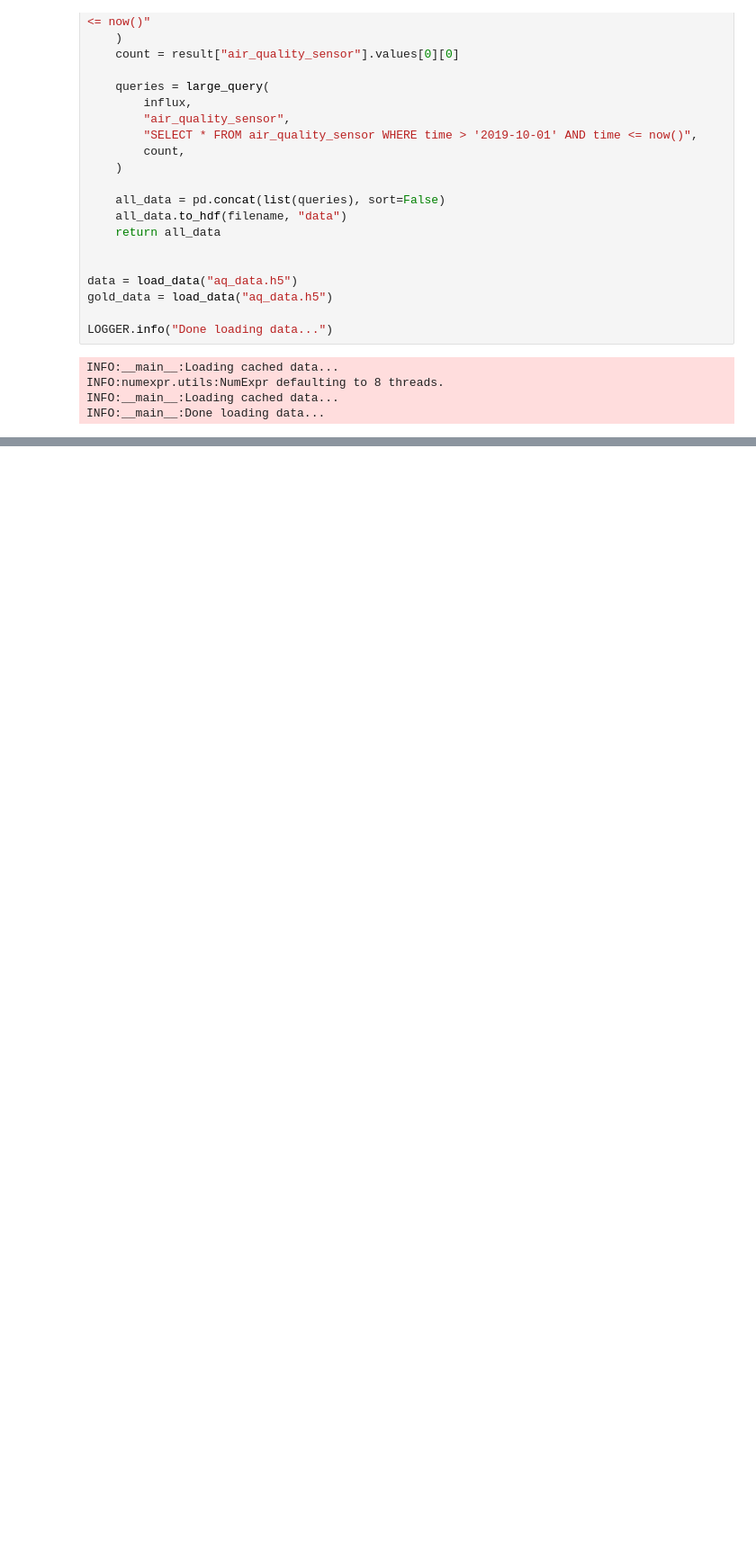
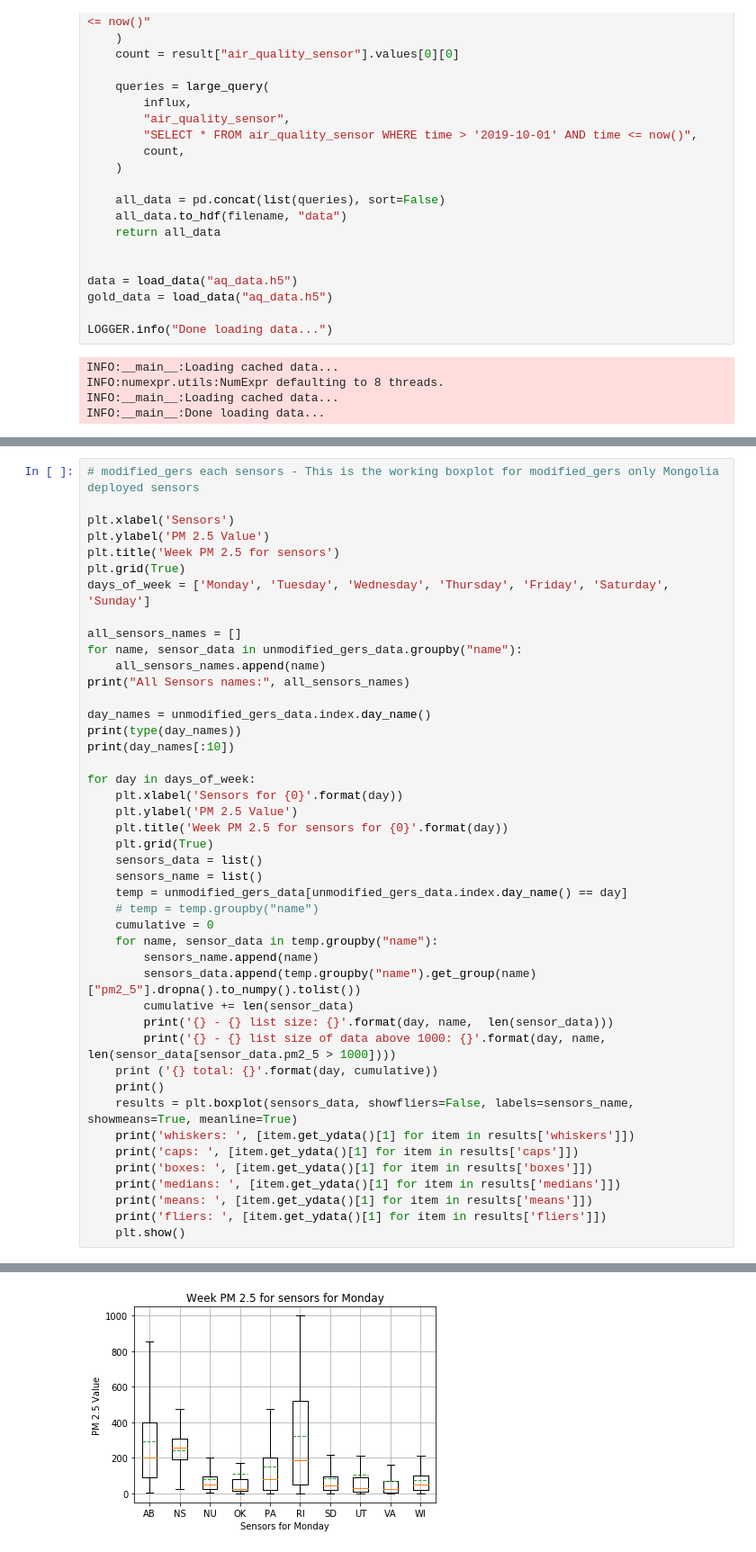
Before and after one commit to ylehilds/analyzing-mongolia-air-quality-daily-trend, a Jupyter notebook: unmodified/unmodified.ipynb, the cells around one changed output, grey strips where cells are left out. Shown: that part at 90% size. Cells and saved outputs as stored; diff of their text form; blank space fills up the shorter version.

```diff
--- a/unmodified/unmodified.ipynb
+++ b/unmodified/unmodified.ipynb
@@ -442,0 +276,45 @@ fliers:  []
+# %%
+# modified_gers each sensors - This is the working boxplot for modified_gers only Mongolia deployed sensors
+
+plt.xlabel('Sensors')
+plt.ylabel('PM 2.5 Value')
+plt.title('Week PM 2.5 for sensors')
+plt.grid(True)
+days_of_week = ['Monday', 'Tuesday', 'Wednesday', 'Thursday', 'Friday', 'Saturday', 'Sunday']
+
+all_sensors_names = []
+for name, sensor_data in unmodified_gers_data.groupby("name"):
+    all_sensors_names.append(name)
+print("All Sensors names:", all_sensors_names)
+
+day_names = unmodified_gers_data.index.day_name()
+print(type(day_names))
+print(day_names[:10])
+
+for day in days_of_week:
+    plt.xlabel('Sensors for {0}'.format(day))
+    plt.ylabel('PM 2.5 Value')
+    plt.title('Week PM 2.5 for sensors for {0}'.format(day))
+    plt.grid(True)
+    sensors_data = list()
+    sensors_name = list()
+    temp = unmodified_gers_data[unmodified_gers_data.index.day_name() == day]
+    # temp = temp.groupby("name")
+    cumulative = 0
+    for name, sensor_data in temp.groupby("name"):
+        sensors_name.append(name)
+        sensors_data.append(temp.groupby("name").get_group(name)["pm2_5"].dropna().to_numpy().tolist())
+        cumulative += len(sensor_data)
+        print('{} - {} list size: {}'.format(day, name,  len(sensor_data)))
+        print('{} - {} list size of data above 1000: {}'.format(day, name,  len(sensor_data[sensor_data.pm2_5 > 1000])))
+    print ('{} total: {}'.format(day, cumulative))
+    print()
+    results = plt.boxplot(sensors_data, showfliers=False, labels=sensors_name, showmeans=True, meanline=True)
+    print('whiskers: ', [item.get_ydata()[1] for item in results['whiskers']])
+    print('caps: ', [item.get_ydata()[1] for item in results['caps']])
+    print('boxes: ', [item.get_ydata()[1] for item in results['boxes']])
+    print('medians: ', [item.get_ydata()[1] for item in results['medians']])
+    print('means: ', [item.get_ydata()[1] for item in results['means']])
+    print('fliers: ', [item.get_ydata()[1] for item in results['fliers']])
+    plt.show()
+# %% [output]
@@ -442,0 +338 @@ fliers:  []
+[figure, added]
```
Also changed, not shown: parts of 6 cells of this notebook, 1 other file.
